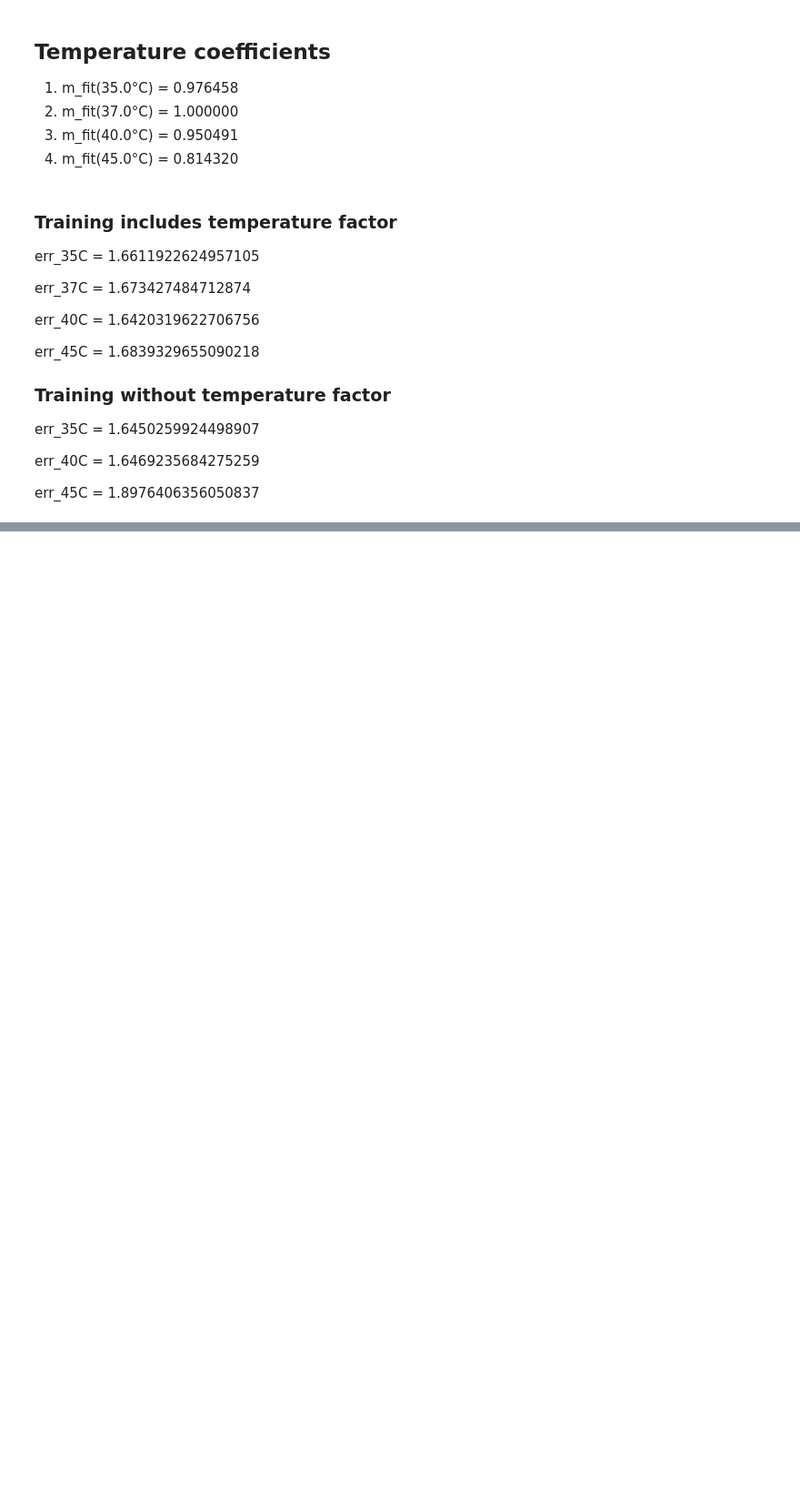
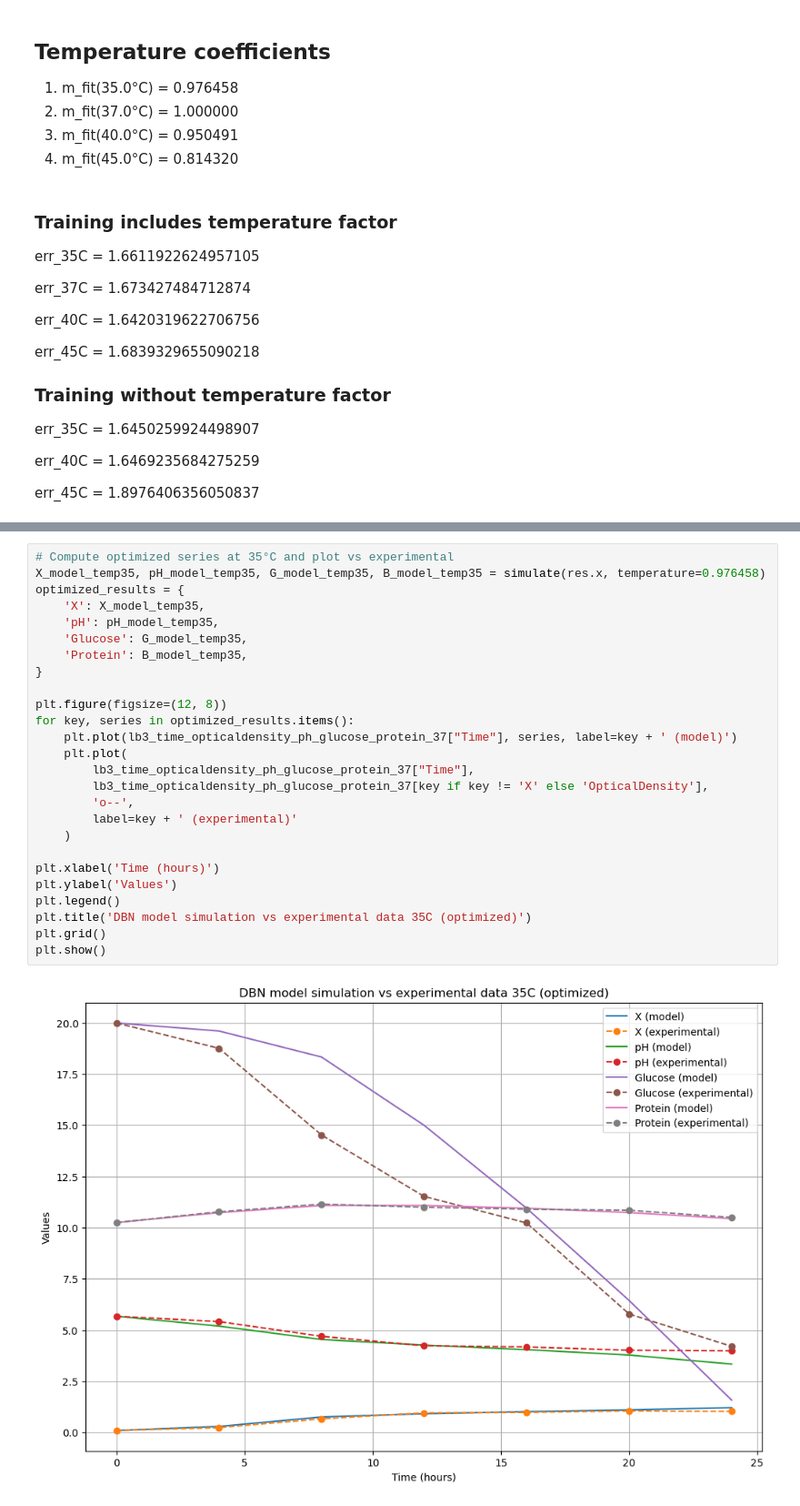
Before and after one commit to AI-ML-systems/biotech_production_management, a Jupyter notebook: src/model37.ipynb, the cells around one changed output, grey strips where cells are left out. Shown at 91% size. Cells and saved outputs as stored; diff of their text form; blank space fills up the shorter version.

```diff
--- a/src/model37.ipynb
+++ b/src/model37.ipynb
@@ -184,0 +212,28 @@ plt.show()
+# %%
+# Compute optimized series at 35°C and plot vs experimental
+X_model_temp35, pH_model_temp35, G_model_temp35, B_model_temp35 = simulate(res.x, temperature=0.976458)
+optimized_results = {
+    'X': X_model_temp35,
+    'pH': pH_model_temp35,
+    'Glucose': G_model_temp35,
+    'Protein': B_model_temp35,
+}
+
+plt.figure(figsize=(12, 8))
+for key, series in optimized_results.items():
+    plt.plot(lb3_time_opticaldensity_ph_glucose_protein_37["Time"], series, label=key + ' (model)')
+    plt.plot(
+        lb3_time_opticaldensity_ph_glucose_protein_37["Time"],
+        lb3_time_opticaldensity_ph_glucose_protein_37[key if key != 'X' else 'OpticalDensity'],
+        'o--',
+        label=key + ' (experimental)'
+    )
+
+plt.xlabel('Time (hours)')
+plt.ylabel('Values')
+plt.legend()
+plt.title('DBN model simulation vs experimental data 35C (optimized)')
+plt.grid()
+plt.show()
+# %% [output]
+[figure, added]
```
Also changed, not shown: parts of 5 cells of this notebook, 7 other files.
